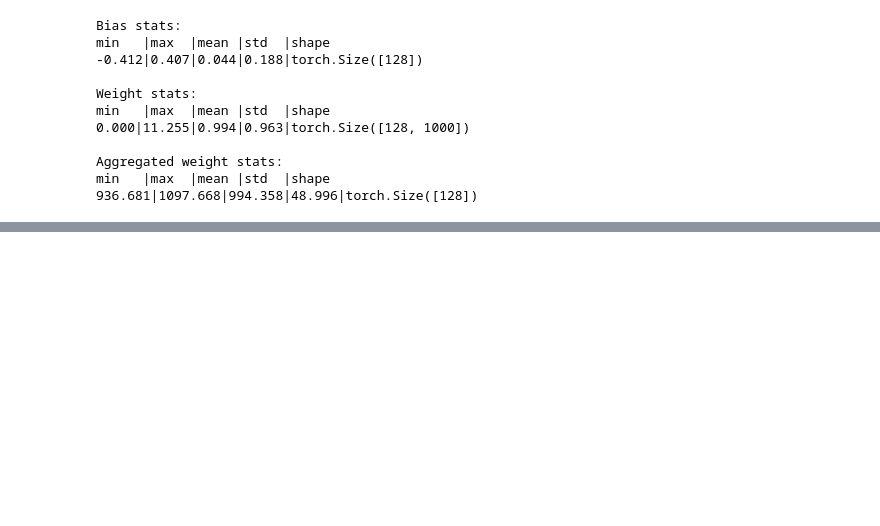
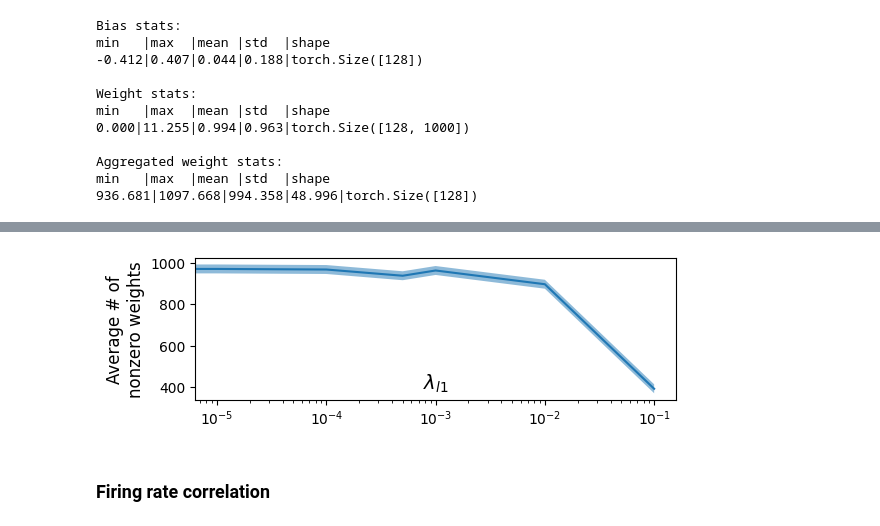
Before and after one commit to ChackMociute/Master-Thesis, a Jupyter notebook: analysis/weights.ipynb, the cells around one changed output, grey strips where cells are left out. Saved outputs shown, nothing was run; the diff lists cells and outputs as text; code cells hidden in the pictures; blank space fills up the shorter version.

Commit message:
Added 2 network weight figs

```diff
--- a/analysis/weights.ipynb
+++ b/analysis/weights.ipynb
@@ -75,0 +63,19 @@ min   |max  |mean |std  |shape
+# %%
+l1s = [f'l1_{n}' for n in ['01', '001', '0001', '00001', '000001', '0']]
+l1s.insert(3, 'baseline')
+# %%
+means, stds = list(), list()
+for l1 in l1s:
+    exp = Experiment.load_experiment(data_path, l1)
+    net = exp.agent.actor
+    net.clamp_weights()
+
+    nonzeros = (net.w1.data > 0.001).sum(-1)
+    mean = nonzeros.mean(dtype=float).cpu().item()
+    std = nonzeros.to(torch.float32).std(0).cpu().item()
+
+    means.append(mean)
+    stds.append(std)
+
+    print(f"{l1}:\n  {mean:.03f} ± {std:.03f}")
+    print()
@@ -75,0 +103,14 @@ min   |max  |mean |std  |shape
+# %%
+l1s = [0.1, 0.01, 0.001, 0.0005, 0.0001, 0.00001, 0]
+# %%
+plt.figure(figsize=(6, 2))
+plt.semilogx(l1s, means)
+plt.fill_between(l1s, np.asarray(means) - std, np.asarray(means) + std, alpha=0.5)
+plt.xlabel("$\\lambda_{l1}$", fontsize=14, labelpad=-40)
+plt.ylabel("Average # of\nnonzero weights", fontsize=12)
+plt.tight_layout()
+plt.show()
+# %% [output]
+[figure, added]
+# %% [markdown]
+### Firing rate correlation
```
Also changed, not shown: parts of 10 cells of this notebook.
